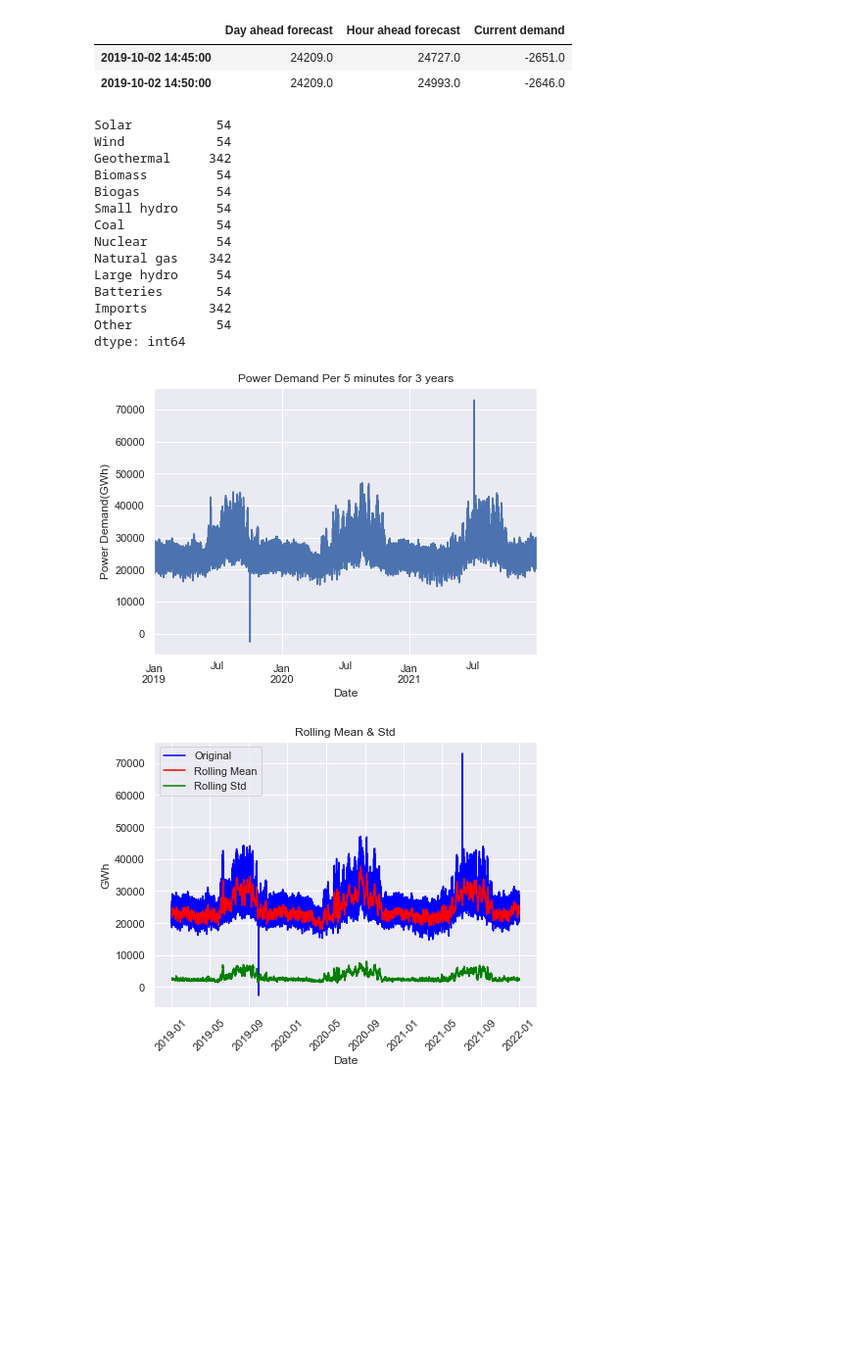
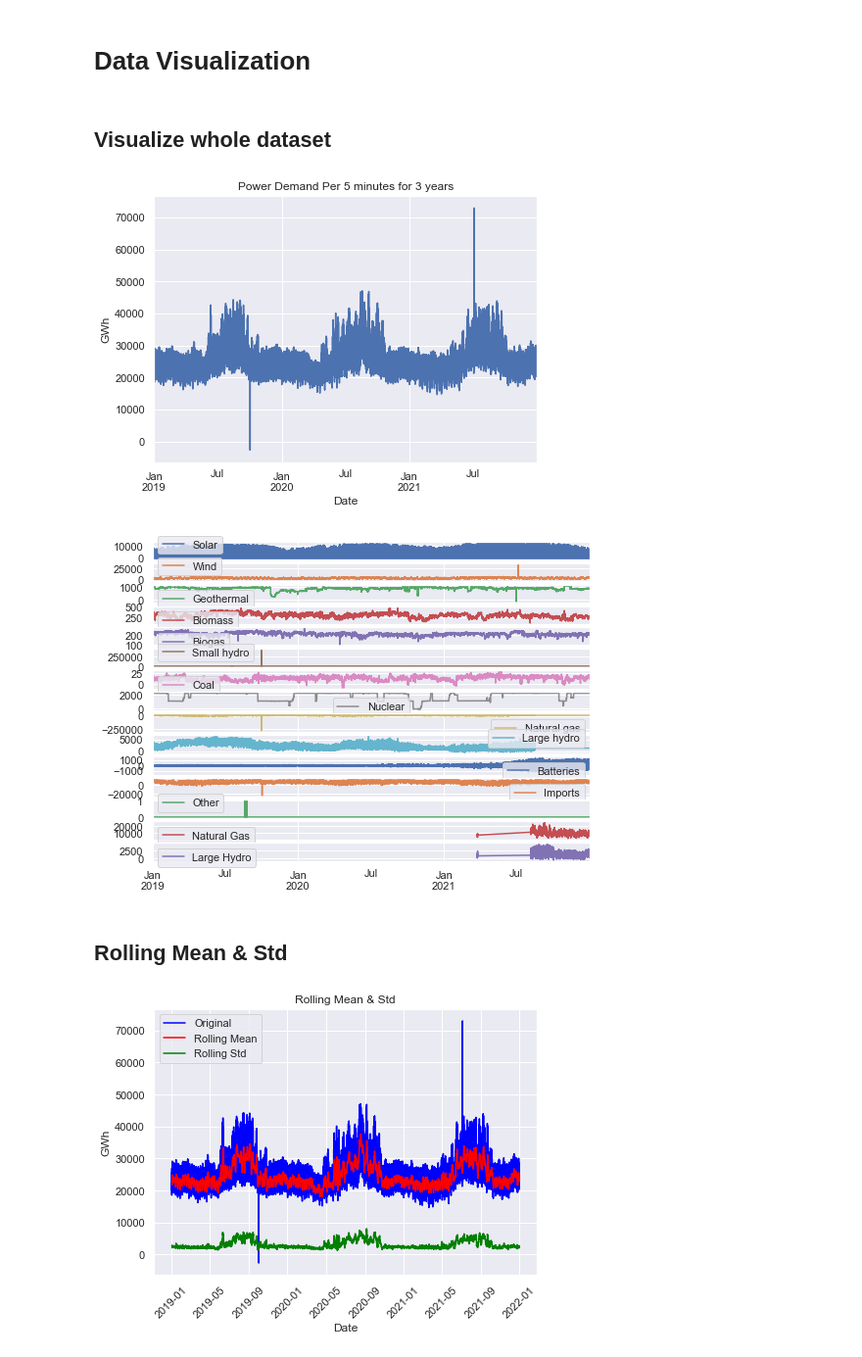
Before and after one commit to gkontogiannhs/Data-Mining, a Jupyter notebook: main.ipynb, the cells around one changed output. Shown at 98% size. Saved outputs shown, nothing was run; the diff lists cells and outputs as text; code cells hidden in the pictures; blank space fills up the shorter version.

Commit message:
demands clustering completed

```diff
--- a/main.ipynb
+++ b/main.ipynb
@@ -58,28 +92,4 @@ demands.shape
 # null values in demands are probably due to power cut
 # so, linear interpolation will be good estimate
 demands.interpolate(method='linear', axis=0, inplace=True)
-# %%
-demands.isna().sum()
-demands.loc[demands['Current demand'] <= 0]
-# %% [output]
-|  | Day ahead forecast | Hour ahead forecast | Current demand |
-| 2019-10-02 14:45:00 | 24209.0 | 24727.0 | -2651.0 |
-| 2019-10-02 14:50:00 | 24209.0 | 24993.0 | -2646.0 |
-# %%
-sources.isna().sum()
-# %% [output]
-Solar           54
-Wind            54
-Geothermal     342
-Biomass         54
-Biogas          54
-Small hydro     54
-Coal            54
-Nuclear         54
-Natural gas    342
-Large hydro     54
-Batteries       54
-Imports        342
-Other           54
-dtype: int64
 # %%
@@ -86,10 +97,23 @@ dtype: int64
 sources.interpolate(method='linear', axis=0, inplace=True)
+# %% [markdown]
+# Data Visualization
+# %% [markdown]
+## Visualize whole dataset
 # %%
+# plot all data with respect to time
 pyplot.rcParams['figure.figsize'] = [7, 5]
-demands['Current demand'].plot(xlabel='Date', ylabel='Power Demand(GWh)', title = 'Power Demand Per 5 minutes for 3 years')
+demands['Current demand'].plot(xlabel='Date', ylabel='GWh', title = 'Power Demand Per 5 minutes for 3 years')
 pyplot.show()
 # %% [output]
-[figure, old version]
+[figure, new version]
+# %%
+pyplot.rcParams['figure.figsize'] = [8, 6]
+sources.plot(subplots=True)
+pyplot.show()
+# %% [output]
+[figure, added]
+# %% [markdown]
+## Rolling Mean & Std
 # %%
 # Rolling mean and std for demand with a window of a day
 demands_rolmean = demands['Current demand'].rolling(window=289).mean()
```
Also changed, not shown: parts of 45 cells of this notebook.
